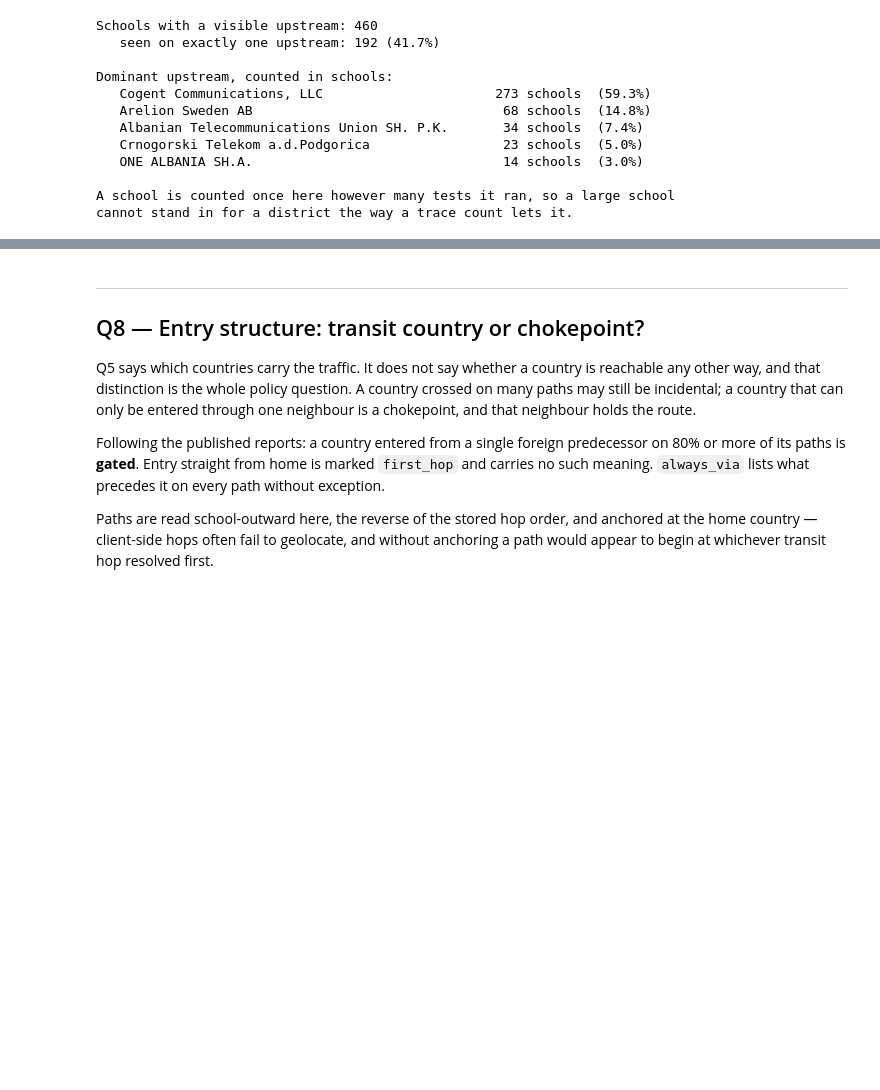
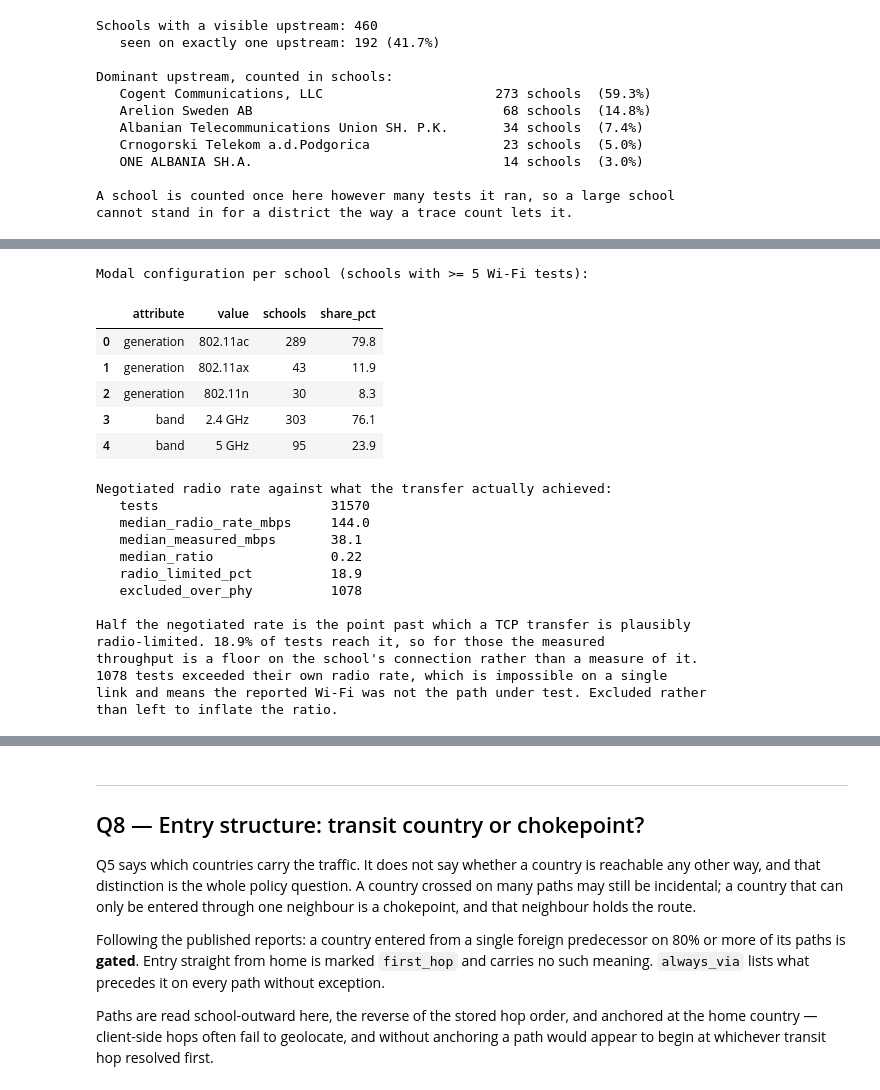
Before and after one commit to mabravoreyes/gigameter-explorer, a Jupyter notebook: meter_traceroutes_07.ipynb, the cells around one changed output, grey strips where cells are left out. Drawn from its saved outputs; the diff is of its cells as text; code cells hidden in the pictures; blank space fills up the shorter version.

```diff
--- a/meter_traceroutes_07.ipynb
+++ b/meter_traceroutes_07.ipynb
@@ -1003,0 +1021,22 @@ cannot stand in for a district the way a trace count lets it.
+# %%
+# =============================================================================
+# Q7c — COVERAGE, AND WHETHER THE TEST WAS EVEN AT THE SCHOOL
+# =============================================================================
+wifi = None
+if schools is not None:
+    from wifi_analysis import (classify_wifi, wifi_coverage, measured_at_school,
+                               wifi_estate, wifi_bottleneck, wifi_correlations)
+    wifi = classify_wifi(schools)
+
+    for _k, _v in wifi_coverage(schools, wifi).items():
+        print(f"   {_k:20s} {_v}")
+
+    _loc = measured_at_school(schools)
+    print("\nDistance from the school Giga has registered:")
+    for _k, _v in _loc.items():
+        print(f"   {_k:20s} {_v}")
+    print("\nThis is the largest caveat on every school-level figure in this "
+          "notebook and\nis not corrected for anywhere: a test taken kilometres "
+          "away is not measuring\nthat school's connection.")
+else:
+    print("Skipped — Q7 did not attribute traceroutes to schools.")
@@ -1003,0 +1060,41 @@ cannot stand in for a district the way a trace count lets it.
+# %%
+# =============================================================================
+# Q7d — THE ESTATE, AND WHETHER THE RADIO IS THE BOTTLENECK
+# =============================================================================
+if wifi is not None:
+    print("Modal configuration per school (schools with >= 5 Wi-Fi tests):")
+    display(wifi_estate(wifi))
+
+    _b = wifi_bottleneck(wifi)
+    print("Negotiated radio rate against what the transfer actually achieved:")
+    for _k, _v in _b.items():
+        print(f"   {_k:26s} {_v}")
+    print(f"\nHalf the negotiated rate is the point past which a TCP transfer is "
+          f"plausibly\nradio-limited. {_b['radio_limited_pct']}% of tests reach it, so "
+          "for those the measured\nthroughput is a floor on the school's connection "
+          "rather than a measure of it.")
+    print(f"{_b['excluded_over_phy']} tests exceeded their own radio rate, which is "
+          "impossible on a single\nlink and means the reported Wi-Fi was not the path "
+          "under test. Excluded rather\nthan left to inflate the ratio.")
+# %% [output]
+Modal configuration per school (schools with >= 5 Wi-Fi tests):
+|  | attribute | value | schools | share_pct |
+| 0 | generation | 802.11ac | 289 | 79.8 |
+| 1 | generation | 802.11ax | 43 | 11.9 |
+| 2 | generation | 802.11n | 30 | 8.3 |
+| 3 | band | 2.4 GHz | 303 | 76.1 |
+| 4 | band | 5 GHz | 95 | 23.9 |
+Negotiated radio rate against what the transfer actually achieved:
+   tests                      31570
+   median_radio_rate_mbps     144.0
+   median_measured_mbps       38.1
+   median_ratio               0.22
+   radio_limited_pct          18.9
+   excluded_over_phy          1078
+
+Half the negotiated rate is the point past which a TCP transfer is plausibly
+radio-limited. 18.9% of tests reach it, so for those the measured
+throughput is a floor on the school's connection rather than a measure of it.
+1078 tests exceeded their own radio rate, which is impossible on a single
+link and means the reported Wi-Fi was not the path under test. Excluded rather
+than left to inflate the ratio.
```
Also changed, not shown: parts of 5 cells of this notebook, 3 other files.
